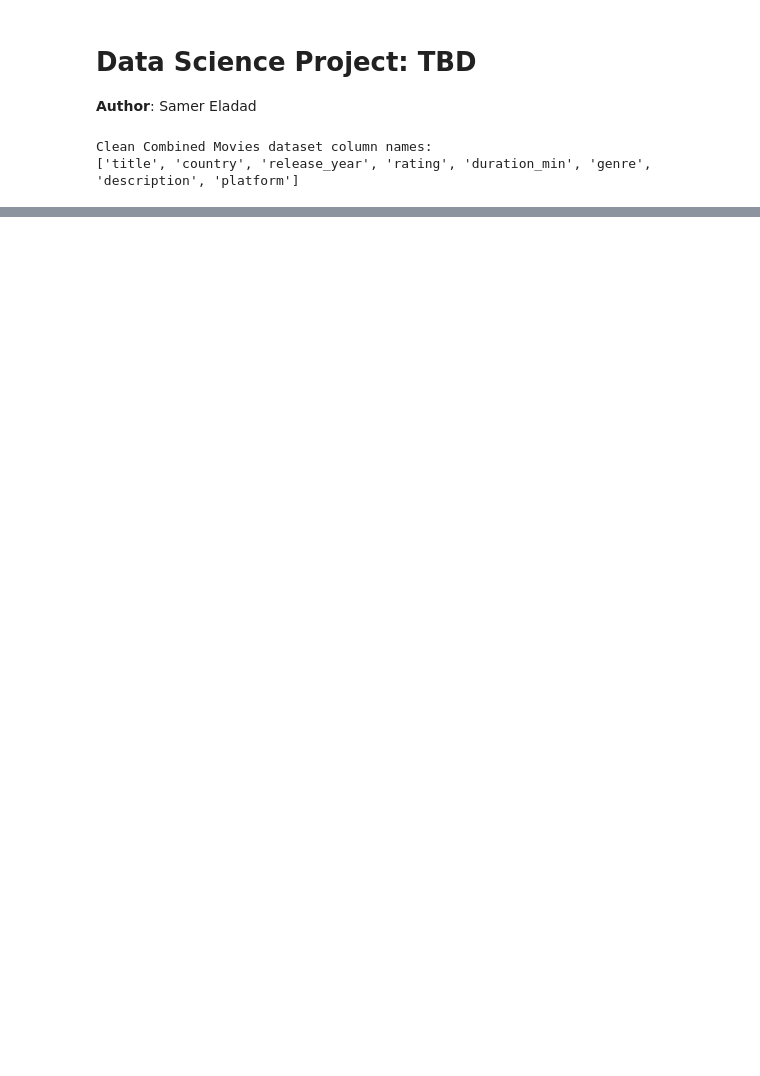
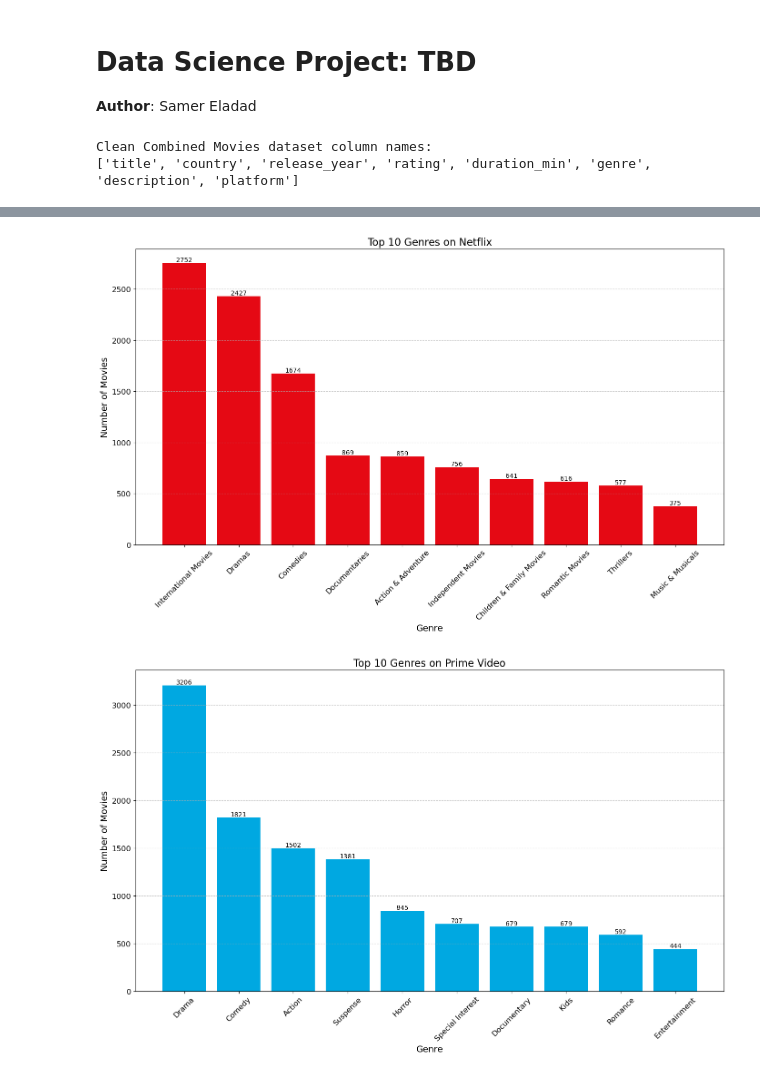
Before and after one commit to ulquyorra-11/Cinemalytics, a Jupyter notebook: notebooks/Samer's Notebooks/samer_results.ipynb, the cells around one changed output, grey strips where cells are left out. Drawn from its saved outputs; the diff is of its cells as text; code cells hidden in the pictures; blank space fills up the shorter version.

```diff
--- a/notebooks/Samer's Notebooks/samer_results.ipynb
+++ b/notebooks/Samer's Notebooks/samer_results.ipynb
@@ -39,0 +40,54 @@ Clean Combined Series dataset column names:
+# %%
+# Explode the movie 'genre' column for each platform
+netflix_movies_df = netflix_movies_df.assign(genre=netflix_movies_df['genre'].str.split(', ')).explode('genre')
+prime_video_movies_df = prime_video_movies_df.assign(genre=prime_video_movies_df['genre'].str.split(', ')).explode('genre')
+disney_plus_movies_df = disney_plus_movies_df.assign(genre=disney_plus_movies_df['genre'].str.split(', ')).explode('genre')
+
+# Explode the series 'genre' column for each platform
+netflix_series_df = netflix_series_df.assign(genre=netflix_series_df['genre'].str.split(', ')).explode('genre')
+prime_video_series_df = prime_video_series_df.assign(genre=prime_video_series_df['genre'].str.split(', ')).explode('genre')
+disney_plus_series_df = disney_plus_series_df.assign(genre=disney_plus_series_df['genre'].str.split(', ')).explode('genre')
+
+# Count the number of movies by genre
+netflix_movies_genre_counts = netflix_movies_df['genre'].value_counts()
+prime_video_movies_genre_counts = prime_video_movies_df['genre'].value_counts()
+disney_plus_movies_genre_counts = disney_plus_movies_df['genre'].value_counts()
+
+# Count the number of series by genre
+netflix_series_genre_counts = netflix_series_df['genre'].value_counts()
+prime_video_series_genre_counts = prime_video_series_df['genre'].value_counts()
+disney_plus_series_genre_counts = disney_plus_series_df['genre'].value_counts()
+# %%
+def plot_top_10_genres_movie_count(genre_counts, platform_name, color):
+    plt.figure(figsize=(14, 9))
+    # Select only the top 10 genres
+    top_10_genres = genre_counts.head(10)
+    bars = plt.bar(top_10_genres.index, top_10_genres.values, color=color)
+
+    # Add numbers on top of each bar
+    for bar in bars:
+        yval = bar.get_height()
+        plt.text(bar.get_x() + bar.get_width()/2.0, yval, int(yval), va='bottom', ha='center', fontsize=10)
+
+    plt.title(f'Top 10 Genres on {platform_name}', fontsize=16)
+    plt.xlabel('Genre', fontsize=14)
+    plt.ylabel('Number of Movies', fontsize=14)
+    plt.xticks(rotation=45, fontsize=12)
+    plt.yticks(fontsize=12)
+    plt.grid(axis='y', linestyle='--', alpha=0.7)  # Add grid lines for better readability
+
+    plt.tight_layout()
+    plt.show()
+
+# Colors for each platform (you can adjust these if you've found better matches)
+netflix_color = '#E50914'  # Deep red for Netflix
+prime_video_color = '#00A8E1'  # Dark blue for Prime Video
+disney_plus_color = '#000c7c'  # Light blue for Disney+
+
+# Generate enhanced plots for each platform
+plot_top_10_genres_movie_count(netflix_movies_genre_counts, 'Netflix', netflix_color)
+plot_top_10_genres_movie_count(prime_video_movies_genre_counts, 'Prime Video', prime_video_color)
+plot_top_10_genres_movie_count(disney_plus_movies_genre_counts, 'Disney+', disney_plus_color)
+# %% [output]
+[figure, added]
+[figure, added]
```
Also changed, not shown: parts of 3 cells of this notebook, 1 other file.
